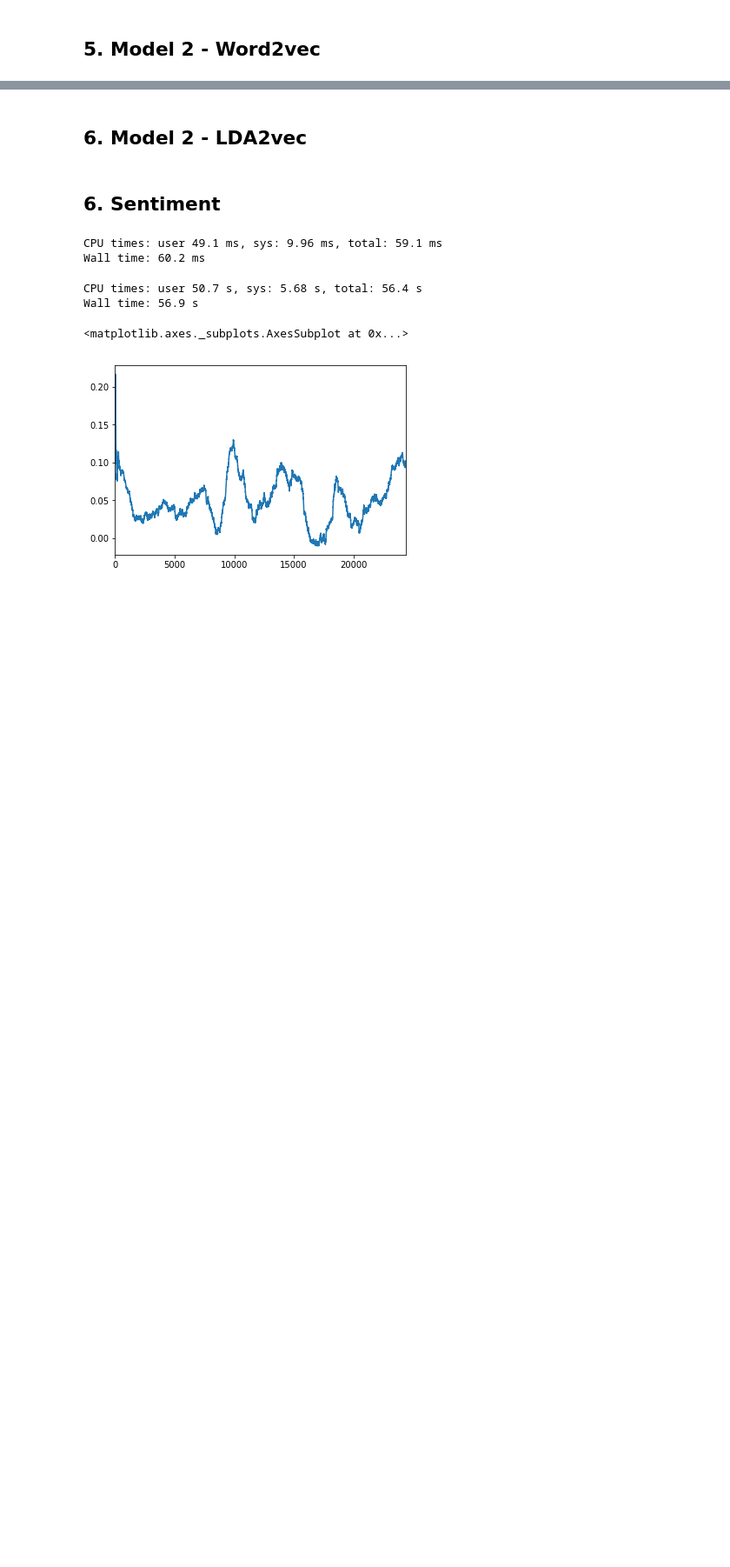
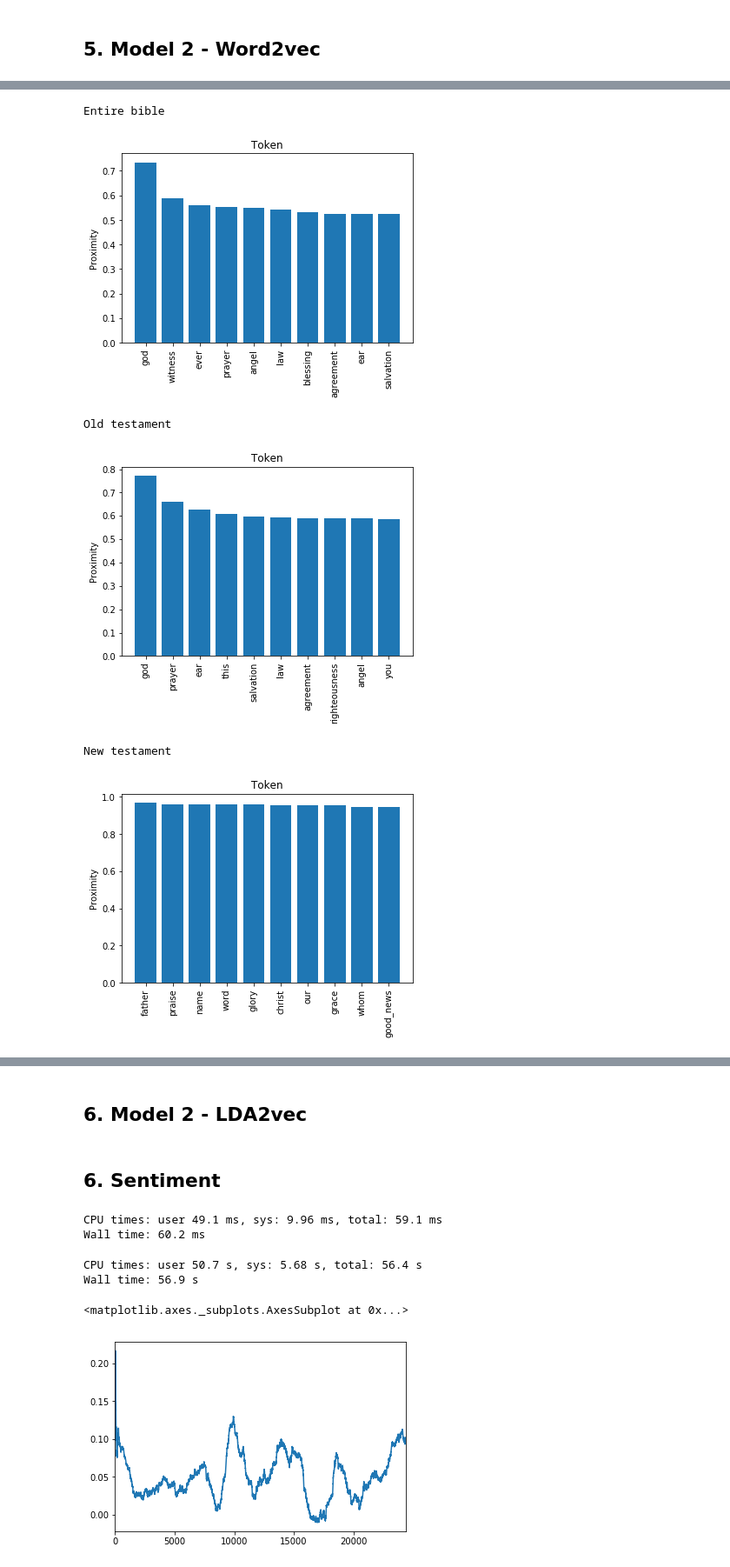
Before and after one commit to Amglex/Machine-Learning-for-textual-data, a Jupyter notebook: ML_Project.ipynb, the cells around one changed output, grey strips where cells are left out. Shown at 87% size. Saved outputs shown, nothing was run; the diff lists cells and outputs as text; code cells hidden in the pictures; blank space fills up the shorter version.

```diff
--- a/ML_Project.ipynb
+++ b/ML_Project.ipynb
@@ -666 +707,47 @@ Alpha: 0.000002  Progress: 104.35%  Words/thread/sec: 505.16k
+# %%
+# Entire
+print("Entire bible")
+plot_df = pd.DataFrame(model_f)
+xpos = np.arange(len(plot_df))
+performance = plot_df.loc[:, 1]
+
+plt.bar(xpos, performance, align='center')
+plt.ylabel('Proximity')
+plt.title('Token')
+plt.xticks(xpos, plot_df.loc[:, 0])
+plt.xticks(rotation=90)
+plt.show()
+
+# Old
+print("Old testament")
+plot_df = pd.DataFrame(model_o)
+xpos = np.arange(len(plot_df))
+performance = plot_df.loc[:, 1]
+
+plt.bar(xpos, performance, align='center')
+plt.ylabel('Proximity')
+plt.title('Token')
+plt.xticks(xpos, plot_df.loc[:, 0])
+plt.xticks(rotation=90)
+plt.show()
+
+# New
+print("New testament")
+plot_df = pd.DataFrame(model_n)
+xpos = np.arange(len(plot_df))
+performance = plot_df.loc[:, 1]
+
+plt.bar(xpos, performance, align='center')
+plt.ylabel('Proximity')
+plt.title('Token')
+plt.xticks(xpos, plot_df.loc[:, 0])
+plt.xticks(rotation=90)
+plt.show()
+# %% [output]
+Entire bible
+[figure, added]
+Old testament
+[figure, added]
+New testament
+[figure, added]
 # %%
```
Also changed, not shown: parts of 21 cells of this notebook.
